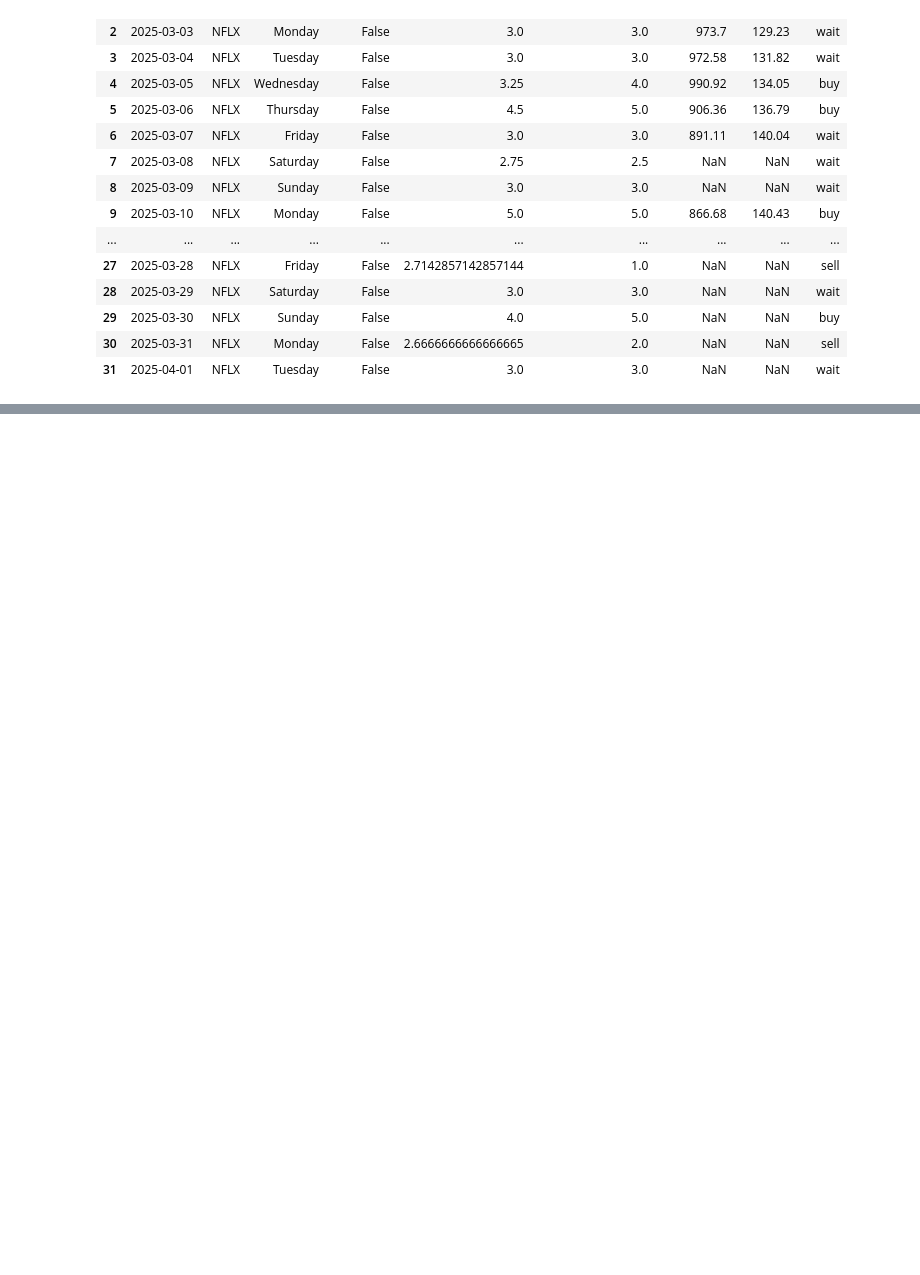
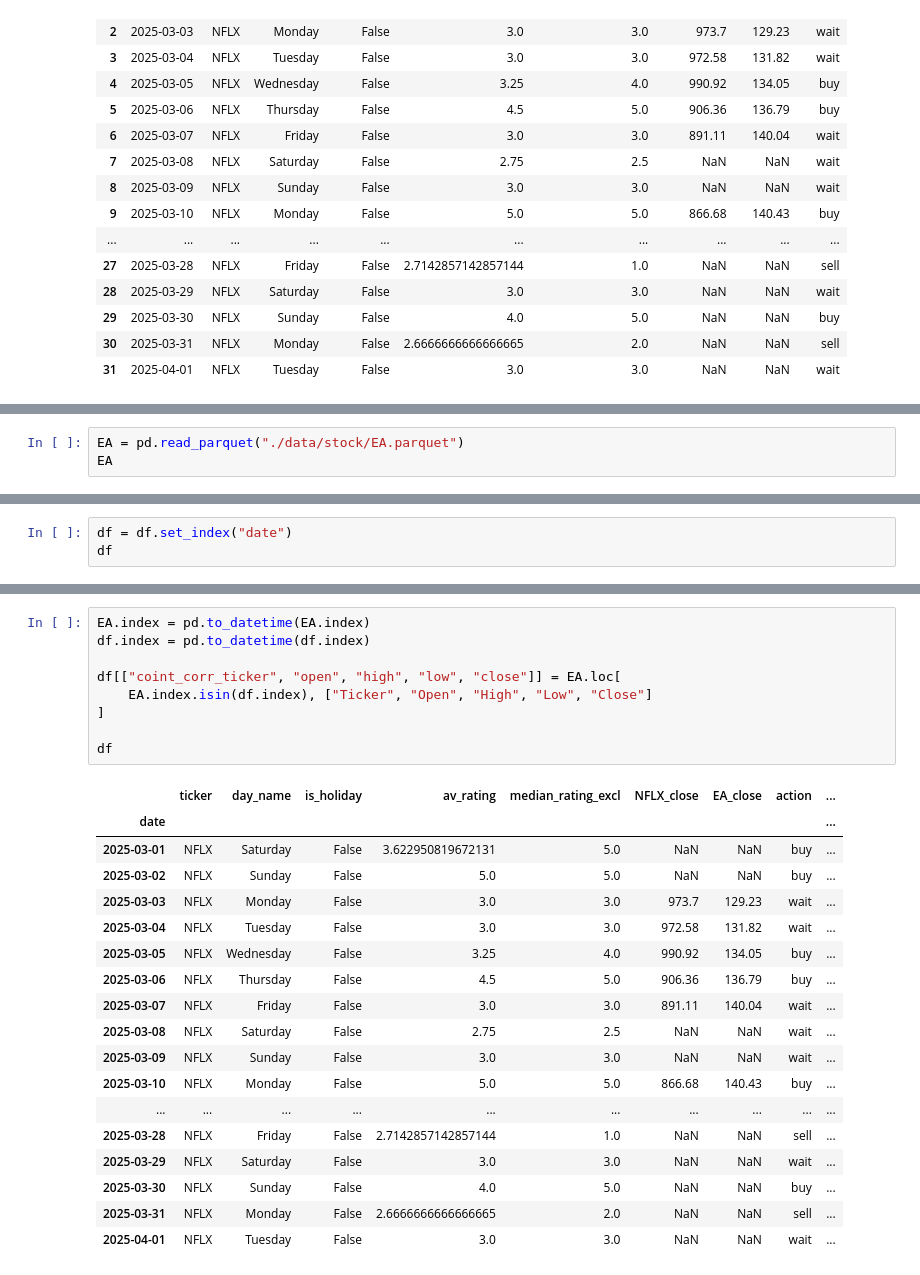
Before and after one commit to CKAbundant/sentiment, a Jupyter notebook: signal.ipynb, the cells around one changed output, grey strips where cells are left out. Saved outputs shown, nothing was run; the diff lists cells and outputs as text; blank space fills up the shorter version.

```diff
--- a/signal.ipynb
+++ b/signal.ipynb
@@ -69,0 +49,3 @@ Name: day_name, dtype: bool
+# %%
+EA = pd.read_parquet("./data/stock/EA.parquet")
+EA
@@ -69,0 +67,3 @@ Name: day_name, dtype: bool
+# %%
+df = df.set_index("date")
+df
@@ -69,0 +89,28 @@ Name: day_name, dtype: bool
+# %%
+EA.index = pd.to_datetime(EA.index)
+df.index = pd.to_datetime(df.index)
+
+df[["coint_corr_ticker", "open", "high", "low", "close"]] = EA.loc[
+    EA.index.isin(df.index), ["Ticker", "Open", "High", "Low", "Close"]
+]
+
+df
+# %% [output]
+|  | ticker | day_name | is_holiday | av_rating | median_rating_excl | NFLX_close | EA_close | action | ... |
+| date |  |  |  |  |  |  |  |  | ... |
+| 2025-03-01 | NFLX | Saturday | False | 3.622950819672131 | 5.0 | NaN | NaN | buy | ... |
+| 2025-03-02 | NFLX | Sunday | False | 5.0 | 5.0 | NaN | NaN | buy | ... |
+| 2025-03-03 | NFLX | Monday | False | 3.0 | 3.0 | 973.7 | 129.23 | wait | ... |
+| 2025-03-04 | NFLX | Tuesday | False | 3.0 | 3.0 | 972.58 | 131.82 | wait | ... |
+| 2025-03-05 | NFLX | Wednesday | False | 3.25 | 4.0 | 990.92 | 134.05 | buy | ... |
+| 2025-03-06 | NFLX | Thursday | False | 4.5 | 5.0 | 906.36 | 136.79 | buy | ... |
+| 2025-03-07 | NFLX | Friday | False | 3.0 | 3.0 | 891.11 | 140.04 | wait | ... |
+| 2025-03-08 | NFLX | Saturday | False | 2.75 | 2.5 | NaN | NaN | wait | ... |
+| 2025-03-09 | NFLX | Sunday | False | 3.0 | 3.0 | NaN | NaN | wait | ... |
+| 2025-03-10 | NFLX | Monday | False | 5.0 | 5.0 | 866.68 | 140.43 | buy | ... |
+| ... | ... | ... | ... | ... | ... | ... | ... | ... | ... |
+| 2025-03-28 | NFLX | Friday | False | 2.7142857142857144 | 1.0 | NaN | NaN | sell | ... |
+| 2025-03-29 | NFLX | Saturday | False | 3.0 | 3.0 | NaN | NaN | wait | ... |
+| 2025-03-30 | NFLX | Sunday | False | 4.0 | 5.0 | NaN | NaN | buy | ... |
+| 2025-03-31 | NFLX | Monday | False | 2.6666666666666665 | 2.0 | NaN | NaN | sell | ... |
+| 2025-04-01 | NFLX | Tuesday | False | 3.0 | 3.0 | NaN | NaN | wait | ... |
```
Also changed, not shown: parts of 4 cells of this notebook, 15 other files.
